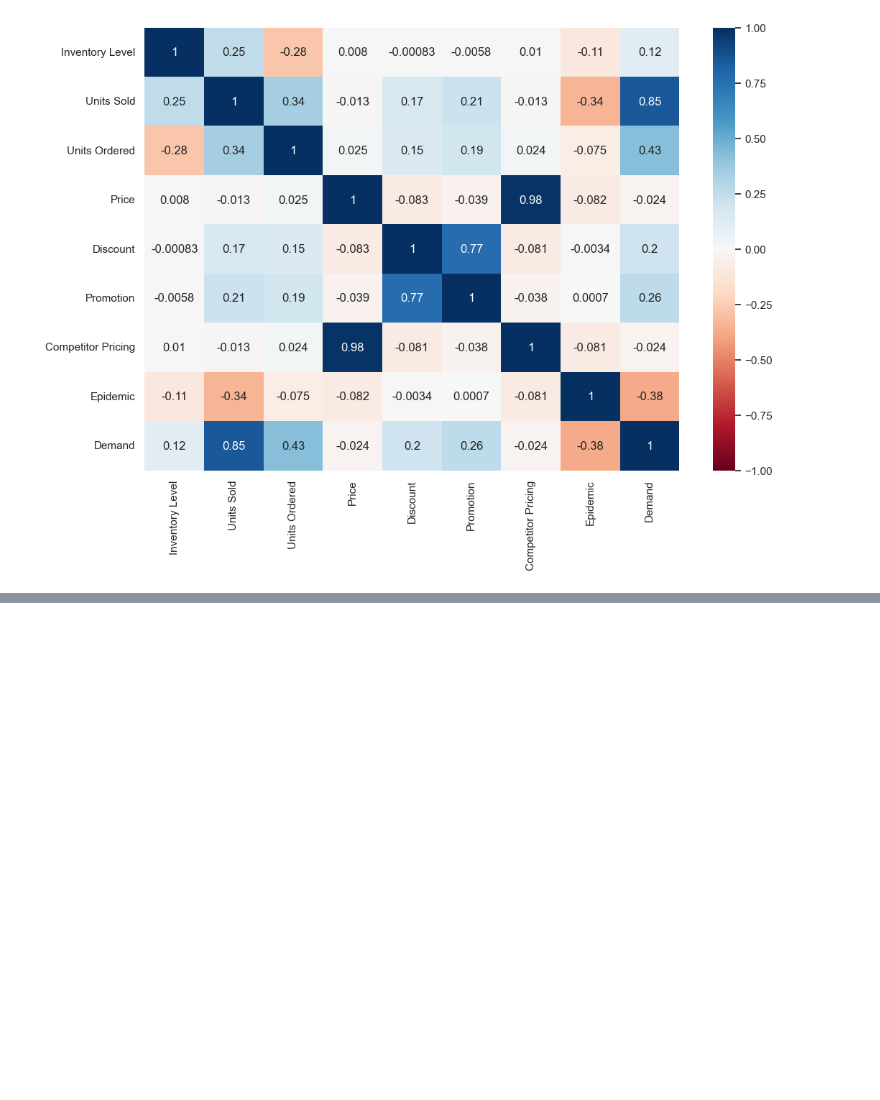
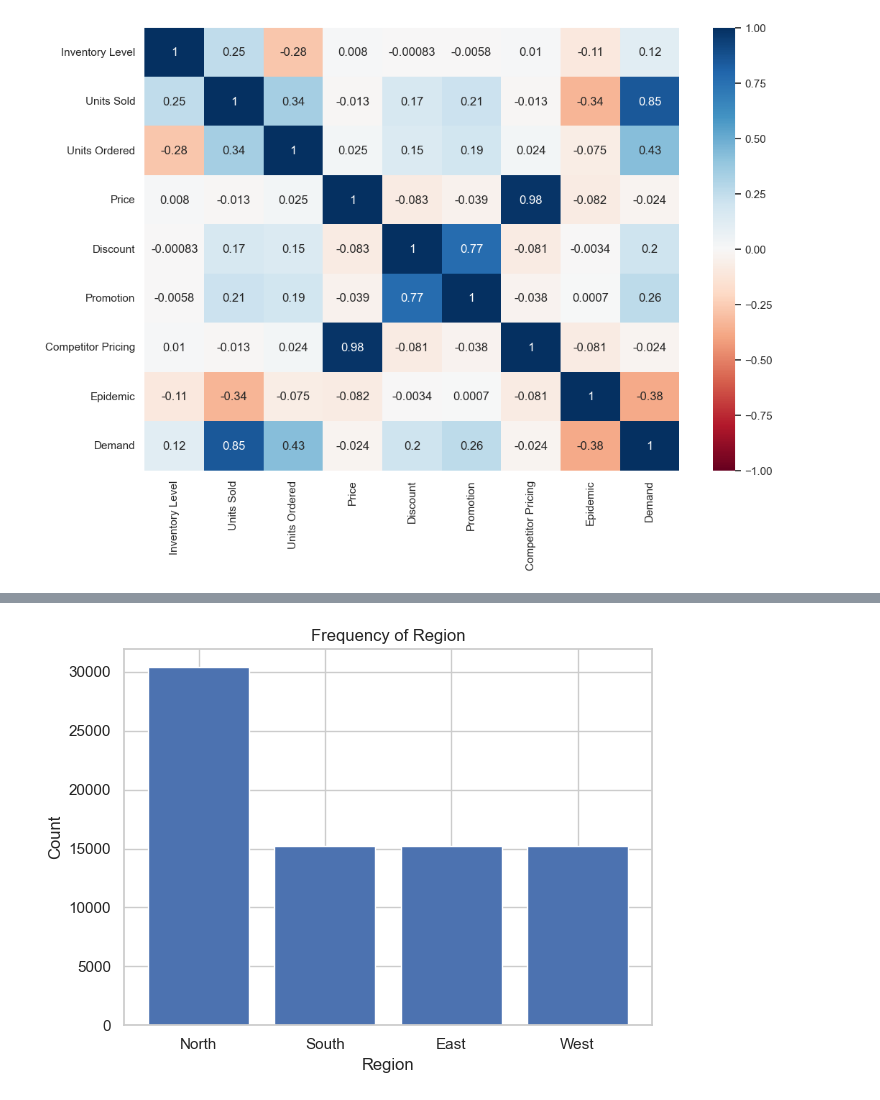
Before and after one commit to HarrisonWilliams123/Retail_Demand_Forecasting_Project, a Jupyter notebook: notebooks/demand_forecasting_EDA.ipynb, the cells around one changed output, grey strips where cells are left out. Saved outputs shown, nothing was run; the diff lists cells and outputs as text; code cells hidden in the pictures; blank space fills up the shorter version.

```diff
--- a/notebooks/demand_forecasting_EDA.ipynb
+++ b/notebooks/demand_forecasting_EDA.ipynb
@@ -238,0 +256,10 @@ plt.show()
+# %%
+count = df['Region'].value_counts()
+plt.bar(count.index, count.values)
+plt.xlabel("Region")
+plt.ylabel("Count")
+plt.title("Frequency of Region")
+plt.tight_layout()
+plt.show()
+# %% [output]
+[figure, added]
```
Also changed, not shown: parts of 11 cells of this notebook, 1 other file.
